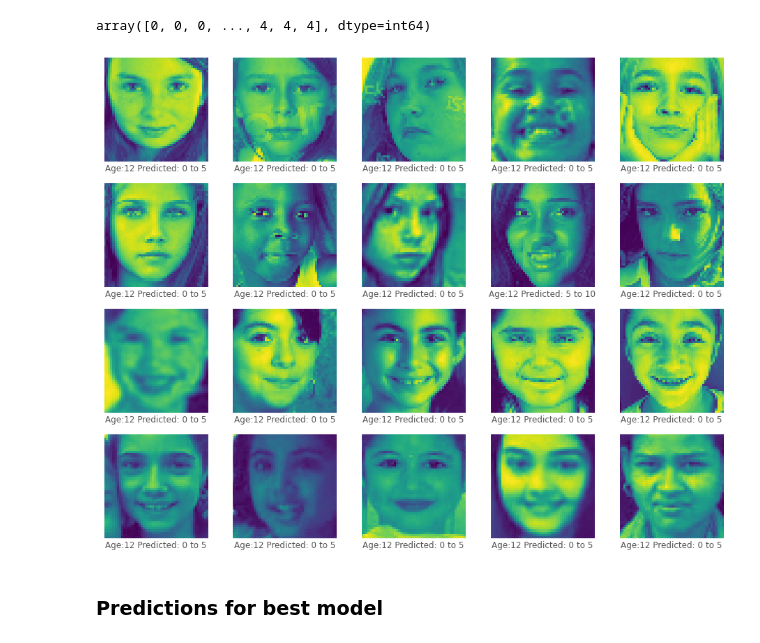
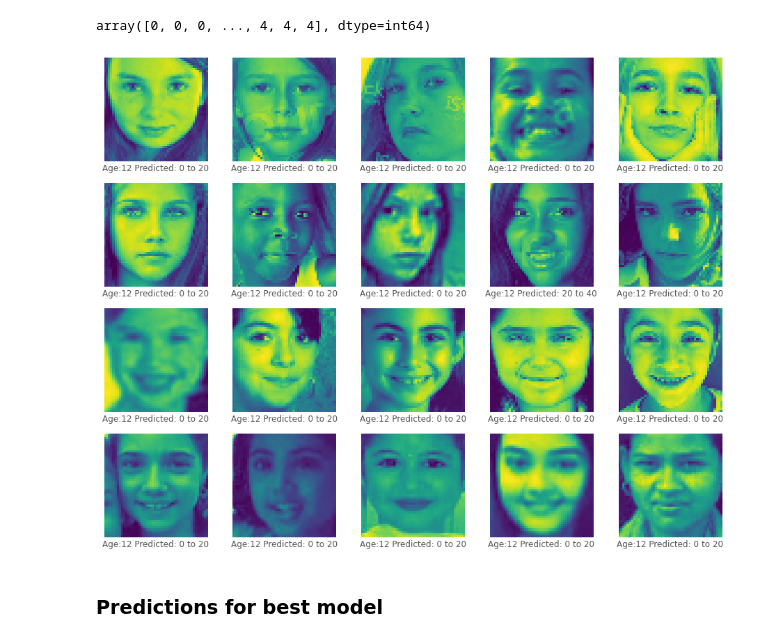
Before and after one commit to Facify/Models, a Jupyter notebook: CNN_UTK_Model_2_AgeRange_Classification-6classes.ipynb, the cells around one changed output. Drawn from its saved outputs; the diff is of its cells as text; code cells hidden in the pictures.

```diff
--- a/CNN_UTK_Model_2_AgeRange_Classification-6classes.ipynb
+++ b/CNN_UTK_Model_2_AgeRange_Classification-6classes.ipynb
@@ -240,17 +240,17 @@ array([0, 0, 0, ..., 4, 4, 4], dtype=int64)
 # %%
 plt.figure(figsize=(16,16))
 for i in range(1400,1420):
     plt.subplot(5,5,(i%25)+1)
     plt.xticks([])
     plt.yticks([])
     plt.grid(False)
     plt.imshow(df['pixels'].iloc[i].reshape(48,48))
-    pred_age = (5 * (y_pred.numpy()[i]))
+    pred_age = (20 * (y_pred.numpy()[i]))
     plt.xlabel(
-        "Age:"+str(df['age'].iloc[i])+" Predicted: "+str(pred_age) + " to " + str(pred_age + 5))
+        "Age:"+str(df['age'].iloc[i])+" Predicted: "+str(pred_age) + " to " + str(pred_age + 20))
 plt.show()
 # %% [output]
-[figure, old version]
+[figure, new version]
 # %% [markdown]
 ### Predictions for best model
 # %%
```
Also changed, not shown: parts of 1 cell of this notebook, 20 other files.
